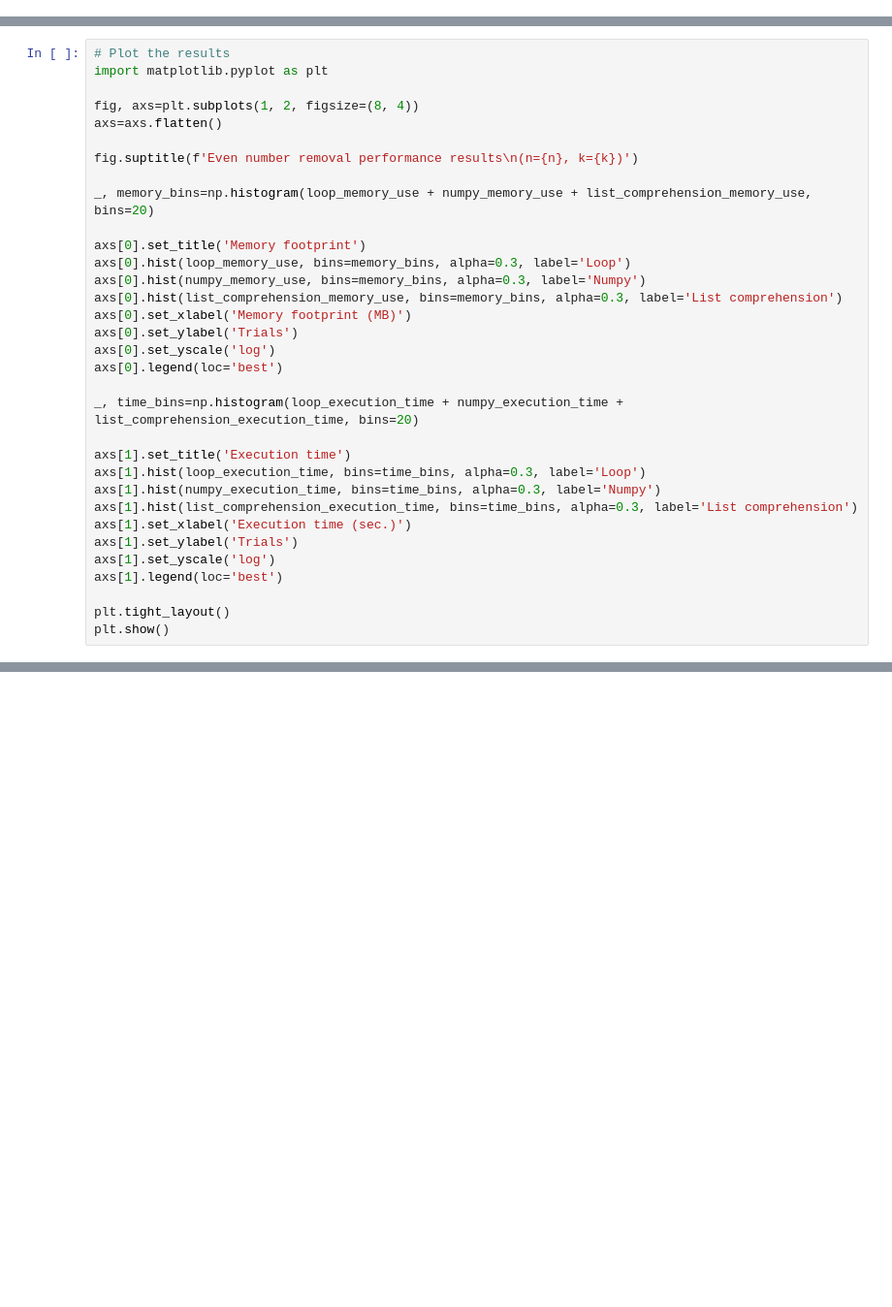
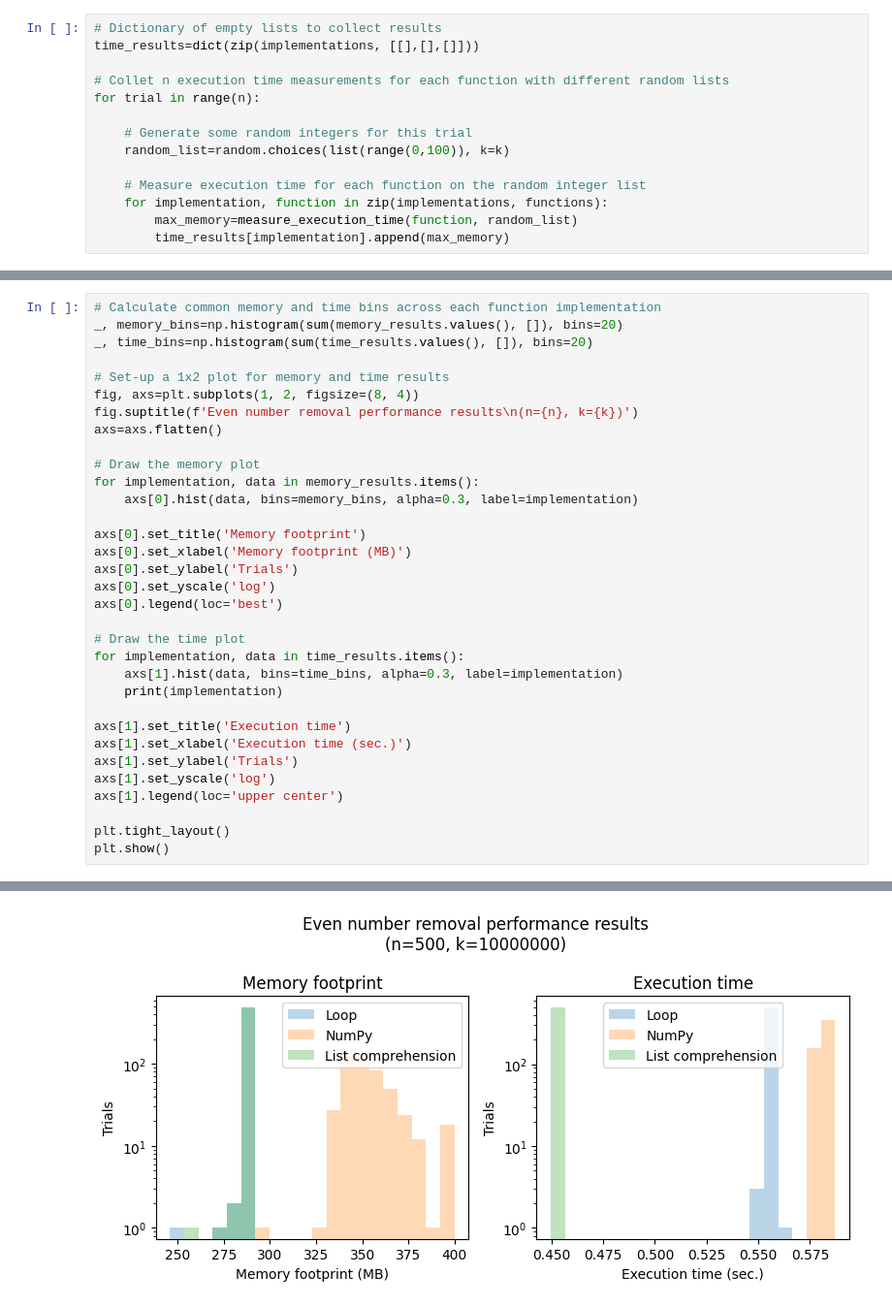
Before and after one commit to 4GeeksAcademy/gperdrizet-ds9-materials, a Jupyter notebook: notebooks/algorithm_optimization.ipynb, the cells around one changed output, grey strips where cells are left out. Shown: that part at 97% size. Cells and saved outputs as stored; diff of their text form; blank space fills up the shorter version.

Commit message:
Finished time complexity measurment.

```diff
--- a/notebooks/algorithm_optimization.ipynb
+++ b/notebooks/algorithm_optimization.ipynb
@@ -115,0 +126,14 @@ for trial in range(n):
+# %%
+# Dictionary of empty lists to collect results
+time_results=dict(zip(implementations, [[],[],[]]))
+
+# Collet n execution time measurements for each function with different random lists
+for trial in range(n):
+
+    # Generate some random integers for this trial
+    random_list=random.choices(list(range(0,100)), k=k)
+
+    # Measure execution time for each function on the random integer list
+    for implementation, function in zip(implementations, functions):
+        max_memory=measure_execution_time(function, random_list)
+        time_results[implementation].append(max_memory)
@@ -116,33 +144,34 @@ for trial in range(n):
 # %%
-# Plot the results
-import matplotlib.pyplot as plt
+# Calculate common memory and time bins across each function implementation
+_, memory_bins=np.histogram(sum(memory_results.values(), []), bins=20)
+_, time_bins=np.histogram(sum(time_results.values(), []), bins=20)
 
+# Set-up a 1x2 plot for memory and time results
 fig, axs=plt.subplots(1, 2, figsize=(8, 4))
+fig.suptitle(f'Even number removal performance results\n(n={n}, k={k})')
 axs=axs.flatten()
 
-fig.suptitle(f'Even number removal performance results\n(n={n}, k={k})')
-
-_, memory_bins=np.histogram(loop_memory_use + numpy_memory_use + list_comprehension_memory_use, bins=20)
+# Draw the memory plot
+for implementation, data in memory_results.items():
+    axs[0].hist(data, bins=memory_bins, alpha=0.3, label=implementation)
 
 axs[0].set_title('Memory footprint')
-axs[0].hist(loop_memory_use, bins=memory_bins, alpha=0.3, label='Loop')
-axs[0].hist(numpy_memory_use, bins=memory_bins, alpha=0.3, label='Numpy')
-axs[0].hist(list_comprehension_memory_use, bins=memory_bins, alpha=0.3, label='List comprehension')
 axs[0].set_xlabel('Memory footprint (MB)')
 axs[0].set_ylabel('Trials')
 axs[0].set_yscale('log')
 axs[0].legend(loc='best')
 
-_, time_bins=np.histogram(loop_execution_time + numpy_execution_time + list_comprehension_execution_time, bins=20)
+# Draw the time plot
+for implementation, data in time_results.items():
+    axs[1].hist(data, bins=time_bins, alpha=0.3, label=implementation)
+    print(implementation)
 
 axs[1].set_title('Execution time')
-axs[1].hist(loop_execution_time, bins=time_bins, alpha=0.3, label='Loop')
-axs[1].hist(numpy_execution_time, bins=time_bins, alpha=0.3, label='Numpy')
-axs[1].hist(list_comprehension_execution_time, bins=time_bins, alpha=0.3, label='List comprehension')
 axs[1].set_xlabel('Execution time (sec.)')
 axs[1].set_ylabel('Trials')
 axs[1].set_yscale('log')
-axs[1].legend(loc='best')
+axs[1].legend(loc='upper center')
 
 plt.tight_layout()
 plt.show()
+# %% [output]
@@ -148,0 +181 @@ plt.show()
+[figure, added]
```
Also changed, not shown: parts of 23 cells of this notebook.
